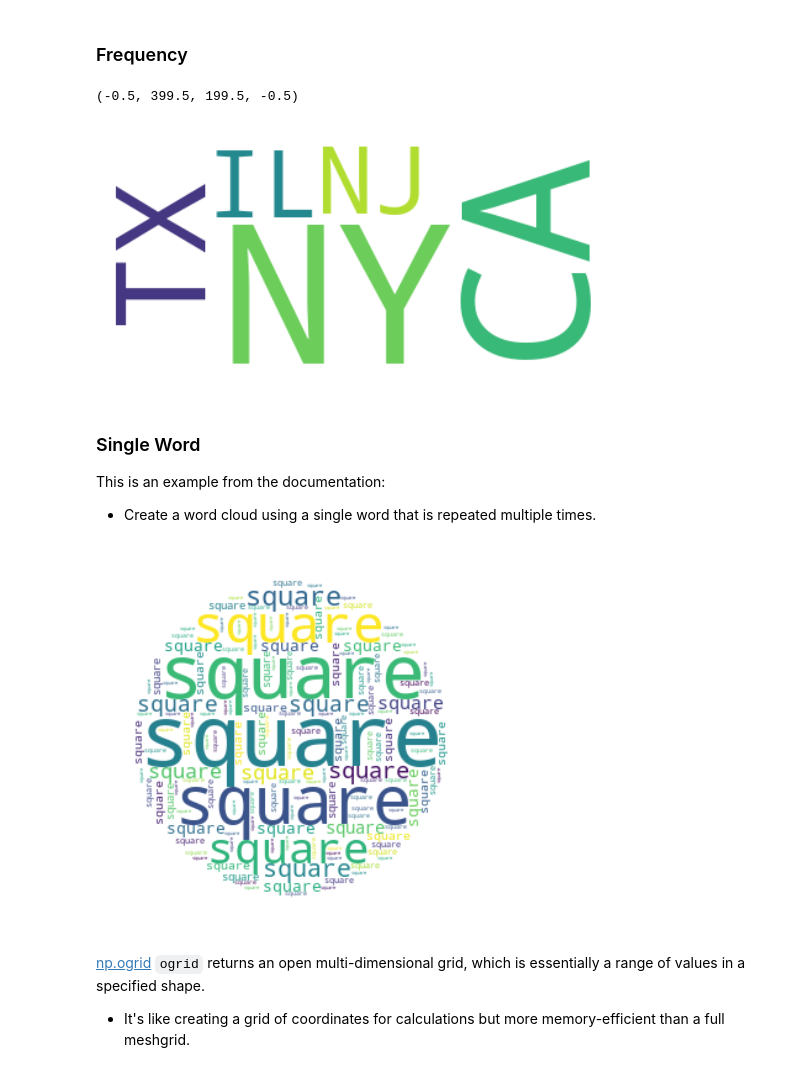
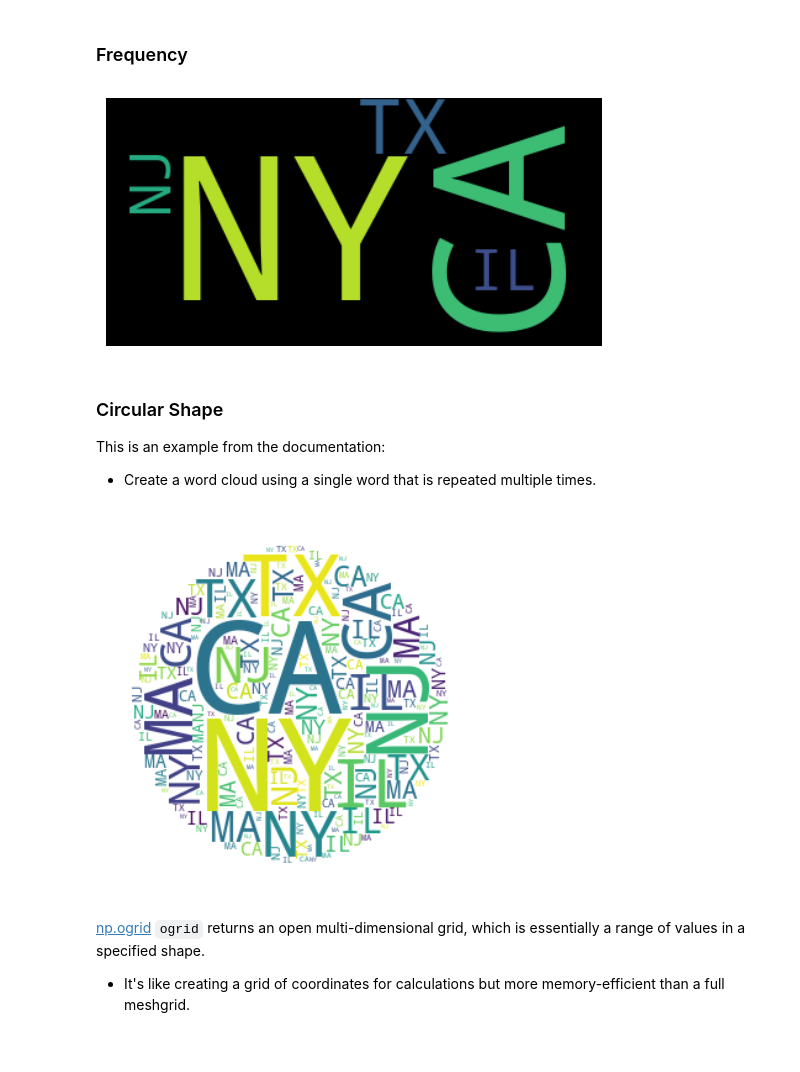
Before and after one commit to datasmp/intro_ml, a Jupyter notebook: _sources/nlp.ipynb, the cells around one changed output. Drawn from its saved outputs; the diff is of its cells as text; code cells hidden in the pictures.

```diff
--- a/_sources/nlp.ipynb
+++ b/_sources/nlp.ipynb
@@ -401,24 +412,23 @@ wc.layout_
 # %% [markdown]
 ### Frequency
 # %%
-wc = WordCloud(background_color="white", max_words=1000)
+wc = WordCloud(background_color='black', max_words=1000)
 
 text = 'NY NY NY NY NY NY NJ TX TX CA CA CA  CA CA IL'
 
 freq_dict = {}
 
 for i in text.split():
       freq_dict[i] = freq_dict.get(i, 0) +1
 
 wc.generate_from_frequencies(freq_dict)
 
 plt.imshow(wc, interpolation="bilinear")
-plt.axis("off")
+plt.axis("off");
 # %% [output]
-(-0.5, 399.5, 199.5, -0.5)
-[figure, old version]
+[figure, new version]
 # %% [markdown]
-### Single Word
+### Circular Shape
 This is an example from the documentation:
 - Create a word cloud using a single word that is repeated multiple times.
 # %%
@@ -426,7 +436,7 @@ import numpy as np
 import matplotlib.pyplot as plt
 from wordcloud import WordCloud
 
-text = 'square'
+text = 'NY NY NY NJ TX TX CA CA CA CA CA IL MA'
 
 x, y = np.ogrid[:300, :300]
 
@@ -441,7 +451,7 @@ plt.axis("off")
 plt.imshow(wc, interpolation="bilinear")
 plt.show()
 # %% [output]
-[figure, old version]
+[figure, new version]
 # %% [markdown]
 [np.ogrid](https://numpy.org/doc/stable/reference/generated/numpy.ogrid.html) `ogrid` returns an open multi-dimensional grid, which is essentially a range of values in a specified shape.
 - It's like creating a grid of coordinates for calculations but more memory-efficient than a full meshgrid.
```
Also changed, not shown: parts of 10 cells of this notebook, 34 other files.
